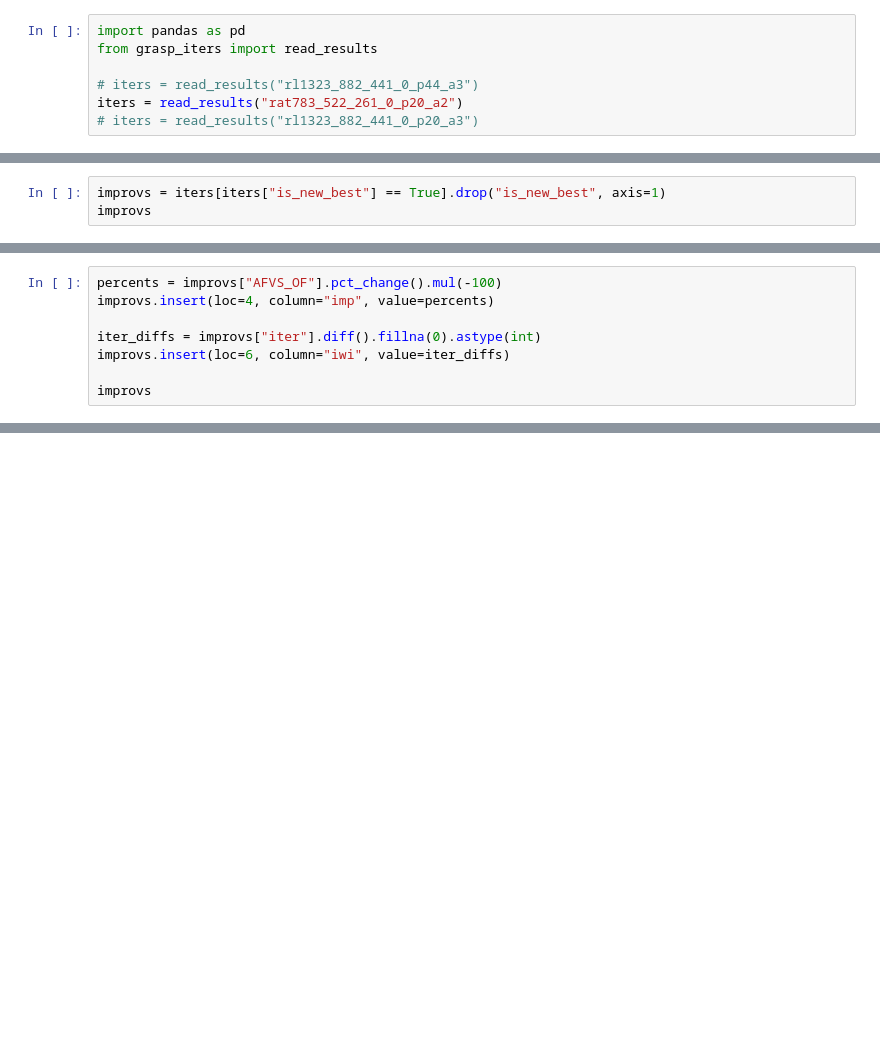
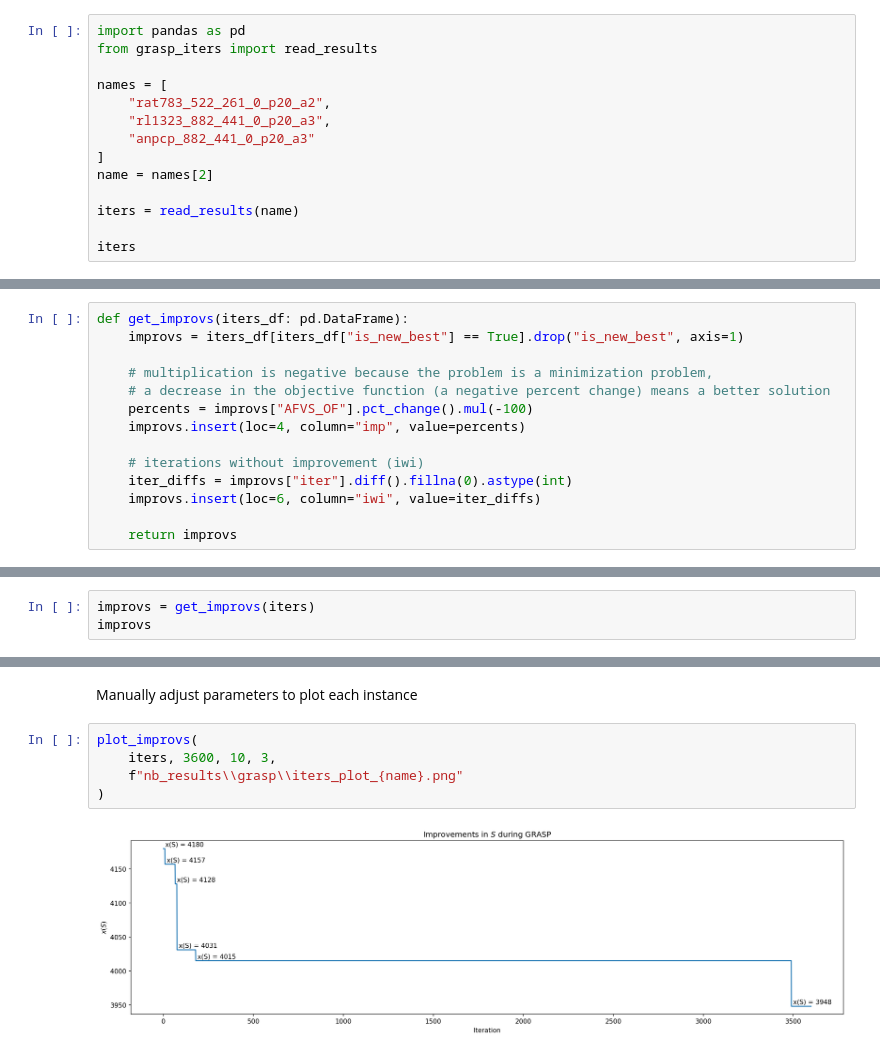
Before and after one commit to netotz/alpha-neighbor-p-center-problem, a Jupyter notebook: anpcp/igrasp_iters.ipynb, the cells around one changed output, grey strips where cells are left out. Drawn from its saved outputs; the diff is of its cells as text; blank space fills up the shorter version.

```diff
--- a/anpcp/igrasp_iters.ipynb
+++ b/anpcp/igrasp_iters.ipynb
@@ -4,6 +4,13 @@ $\beta = -1$ means that $\beta$ is selected at random in each iteration.
 import pandas as pd
 from grasp_iters import read_results
 
-# iters = read_results("rl1323_882_441_0_p44_a3")
-iters = read_results("rat783_522_261_0_p20_a2")
-# iters = read_results("rl1323_882_441_0_p20_a3")
+names = [
+    "rat783_522_261_0_p20_a2",
+    "rl1323_882_441_0_p20_a3",
+    "anpcp_882_441_0_p20_a3"
+]
+name = names[2]
+
+iters = read_results(name)
+
+iters
@@ -26,3 +30,0 @@ iters
-# %%
-improvs = iters[iters["is_new_best"] == True].drop("is_new_best", axis=1)
-improvs
@@ -44,8 +31,14 @@ improvs.count()[0]
 # %%
-percents = improvs["AFVS_OF"].pct_change().mul(-100)
-improvs.insert(loc=4, column="imp", value=percents)
+def get_improvs(iters_df: pd.DataFrame):
+    improvs = iters_df[iters_df["is_new_best"] == True].drop("is_new_best", axis=1)
 
-iter_diffs = improvs["iter"].diff().fillna(0).astype(int)
-improvs.insert(loc=6, column="iwi", value=iter_diffs)
+    # multiplication is negative because the problem is a minimization problem,
+    # a decrease in the objective function (a negative percent change) means a better solution
+    percents = improvs["AFVS_OF"].pct_change().mul(-100)
+    improvs.insert(loc=4, column="imp", value=percents)
 
-improvs
+    # iterations without improvement (iwi)
+    iter_diffs = improvs["iter"].diff().fillna(0).astype(int)
+    improvs.insert(loc=6, column="iwi", value=iter_diffs)
+
+    return improvs
@@ -62,0 +45,3 @@ improvs
+# %%
+improvs = get_improvs(iters)
+improvs
@@ -92,0 +89,9 @@ plt.show()
+# %% [markdown]
+Manually adjust parameters to plot each instance
+# %%
+plot_improvs(
+    iters, 3600, 10, 3,
+    f"nb_results\\grasp\\iters_plot_{name}.png"
+)
+# %% [output]
+[figure, added]
```
Also changed, not shown: parts of 10 cells of this notebook, 6 other files.
